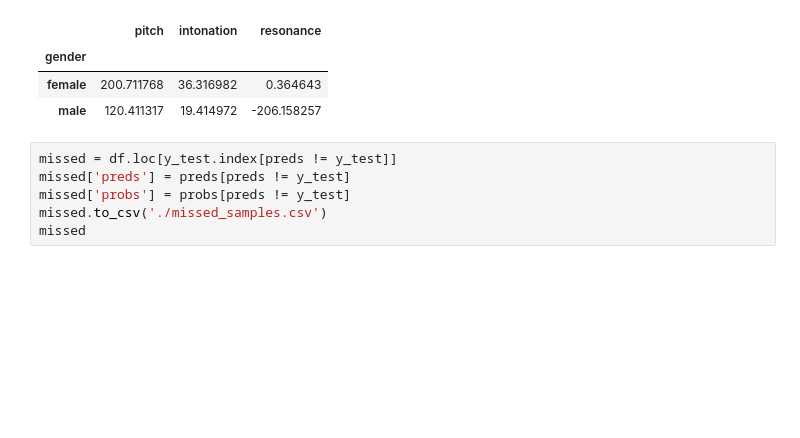
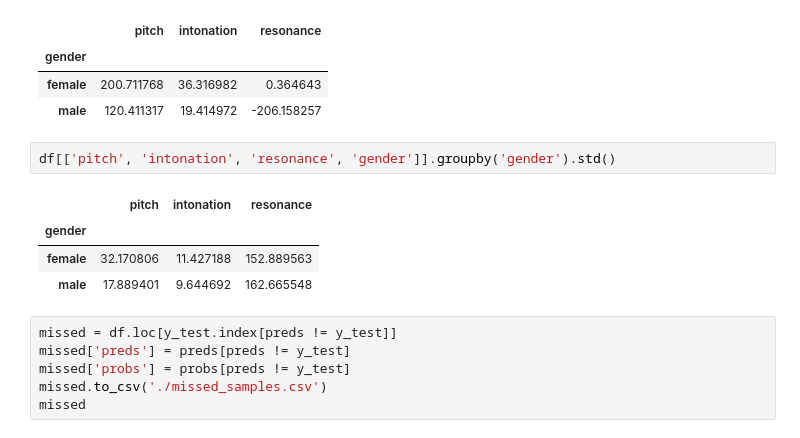
Before and after one commit to jakeane/gender_recognition, a Jupyter notebook: test_models.ipynb, the cells around one changed output. Drawn from its saved outputs; the diff is of its cells as text; blank space fills up the shorter version.

```diff
--- a/test_models.ipynb
+++ b/test_models.ipynb
@@ -85,6 +86,13 @@ df[['pitch', 'intonation', 'resonance', 'gender']].groupby('gender').mean()
 | gender |  |  |  |
 | female | 200.711768 | 36.316982 | 0.364643 |
 | male | 120.411317 | 19.414972 | -206.158257 |
+# %%
+df[['pitch', 'intonation', 'resonance', 'gender']].groupby('gender').std()
+# %% [output]
+|  | pitch | intonation | resonance |
+| gender |  |  |  |
+| female | 32.170806 | 11.427188 | 152.889563 |
+| male | 17.889401 | 9.644692 | 162.665548 |
 # %%
 missed = df.loc[y_test.index[preds != y_test]]
 missed['preds'] = preds[preds != y_test]
```
Also changed, not shown: parts of 10 cells of this notebook, 6 other files.
